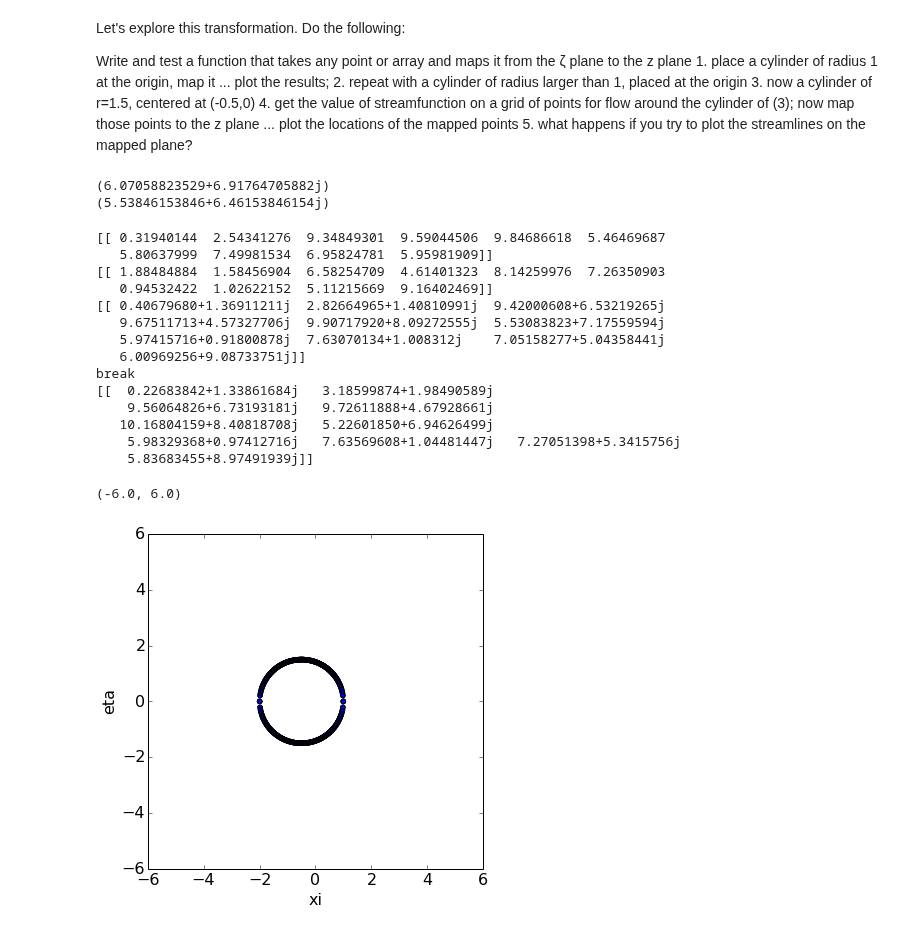
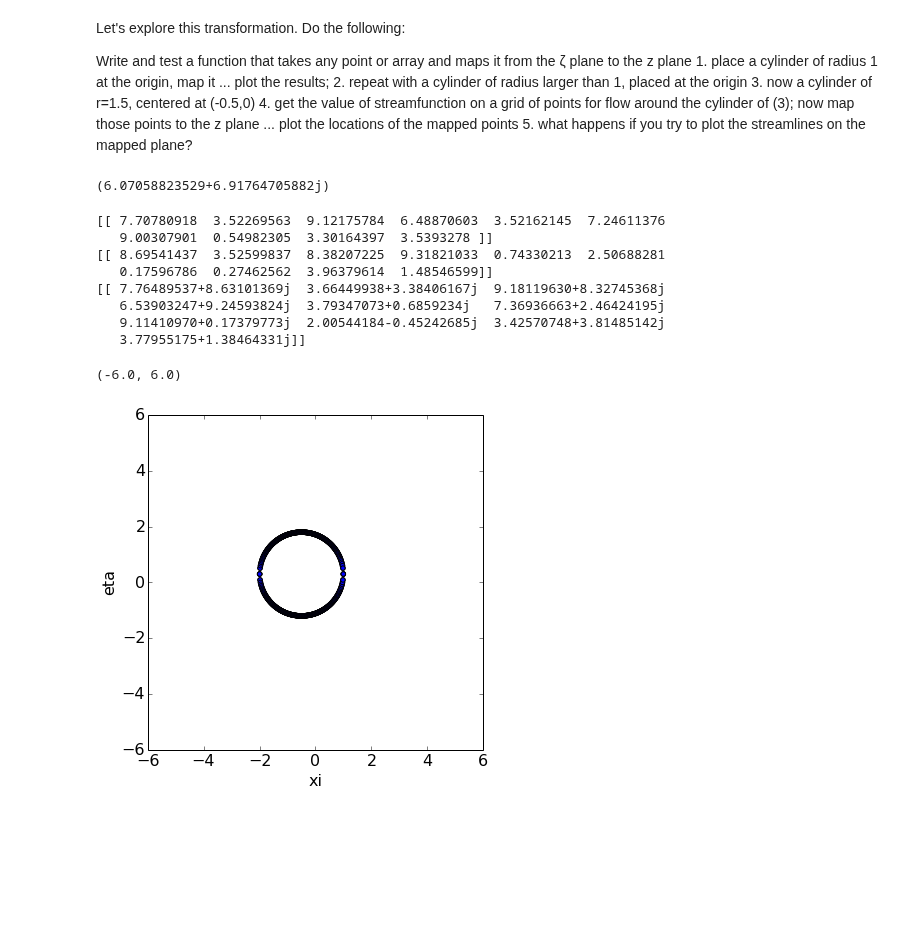
Before and after one commit to cbell14/Aero_Hydro, a Jupyter notebook: Joukowski_Transformation.ipynb, the cells around one changed output. Cells and saved outputs as stored; diff of their text form; code cells hidden in the pictures; blank space fills up the shorter version.

```diff
--- a/Joukowski_Transformation.ipynb
+++ b/Joukowski_Transformation.ipynb
@@ -50,13 +44,10 @@ def JT2(xi, eta):
 xi = 6
 eta = 7j
 zeta = xi + eta
-z = Joukowski_transform(zeta)
-z2 = JT2(xi,eta)
+z = Joukowski_transform(zeta,1)
 print z
-print z2
 # %% [output]
 (6.07058823529+6.91764705882j)
-(5.53846153846+6.46153846154j)
 # %%
 n = 10 #lenth of test array
 xi = np.random.rand(1,n) * 10
@@ -66,51 +57,42 @@ eta = eta * 1j
 print(eta.imag)
 zeta = xi + eta
 
-z = Joukowski_transform(zeta)
-z2 = JT2(xi,eta)
+z = Joukowski_transform(zeta,1)
 print z
-print "break"
-print z2
 # %% [output]
-[[ 0.31940144  2.54341276  9.34849301  9.59044506  9.84686618  5.46469687
-   5.80637999  7.49981534  6.95824781  5.95981909]]
-[[ 1.88484884  1.58456904  6.58254709  4.61401323  8.14259976  7.26350903
-   0.94532422  1.02622152  5.11215669  9.16402469]]
-[[ 0.40679680+1.36911211j  2.82664965+1.40810991j  9.42000608+6.53219265j
-   9.67511713+4.57327706j  9.90717920+8.09272555j  5.53083823+7.17559594j
-   5.97415716+0.91800878j  7.63070134+1.008312j    7.05158277+5.04358441j
-   6.00969256+9.08733751j]]
-break
-[[  0.22683842+1.33861684j   3.18599874+1.98490589j
-    9.56064826+6.73193181j   9.72611888+4.67928661j
-   10.16804159+8.40818708j   5.22601850+6.94626499j
-    5.98329368+0.97412716j   7.63569608+1.04481447j   7.27051398+5.3415756j
-    5.83683455+8.97491939j]]
+[[ 7.70780918  3.52269563  9.12175784  6.48870603  3.52162145  7.24611376
+   9.00307901  0.54982305  3.30164397  3.5393278 ]]
+[[ 8.69541437  3.52599837  8.38207225  9.31821033  0.74330213  2.50688281
+   0.17596786  0.27462562  3.96379614  1.48546599]]
+[[ 7.76489537+8.63101369j  3.66449938+3.38406167j  9.18119630+8.32745368j
+   6.53903247+9.24593824j  3.79347073+0.6859234j   7.36936663+2.46424195j
+   9.11410970+0.17379773j  2.00544184-0.45242685j  3.42570748+3.81485142j
+   3.77955175+1.38464331j]]
 # %%
 # make circle of radius 1 in complex plane
 N = 200
 x_start, x_end = -5.0, 5.0
 y_start, y_end = -5.0, 5.0
-x0, y0 = -0.5, 0.5
+x0, y0 = -0.5, 0.3
 r = 1.5
 xcircle = np.linspace(-r,r,N)+x0
-y_pos = np.sqrt(r**2. - (xcircle-x0)**2.)
-y_neg = -np.sqrt(r**2. - (xcircle-x0)**2.)
+y_pos = np.sqrt(r**2. - (xcircle-x0)**2.) + y0
+y_neg = -np.sqrt(r**2. - (xcircle-x0)**2.) + y0
 
 xcomb = np.concatenate([xcircle, xcircle])
 ycomb = np.concatenate([y_pos, y_neg])
 coords = np.vstack((xcomb, ycomb))
 zeta = np.empty_like(coords, dtype=complex)
 zeta.real = coords[0,:]
 zeta.imag = coords[1,:]
 
 plt.figure(figsize(6,6))
 plt.scatter(zeta.real, zeta.imag)
 plt.xlabel('xi')
 plt.ylabel('eta')
 plt.xlim(x_start-1.0,x_end+1.0)
 plt.ylim(y_start-1.0,y_end+1.0)
 # %% [output]
 (-6.0, 6.0)
-[figure, old version]
+[figure, new version]
 # %%
```
Also changed, not shown: parts of 8 cells of this notebook, 26 other files.
